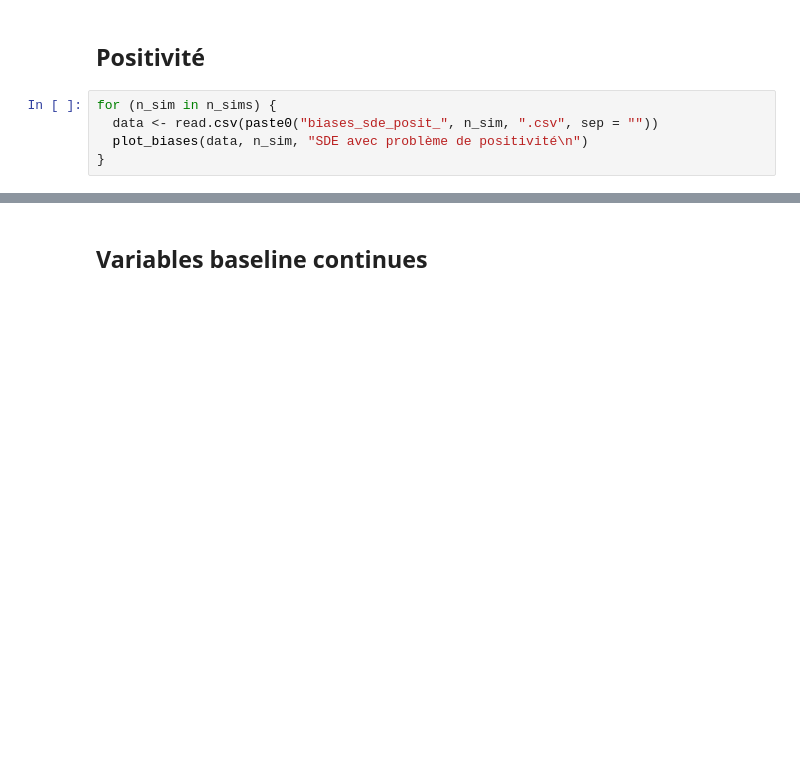
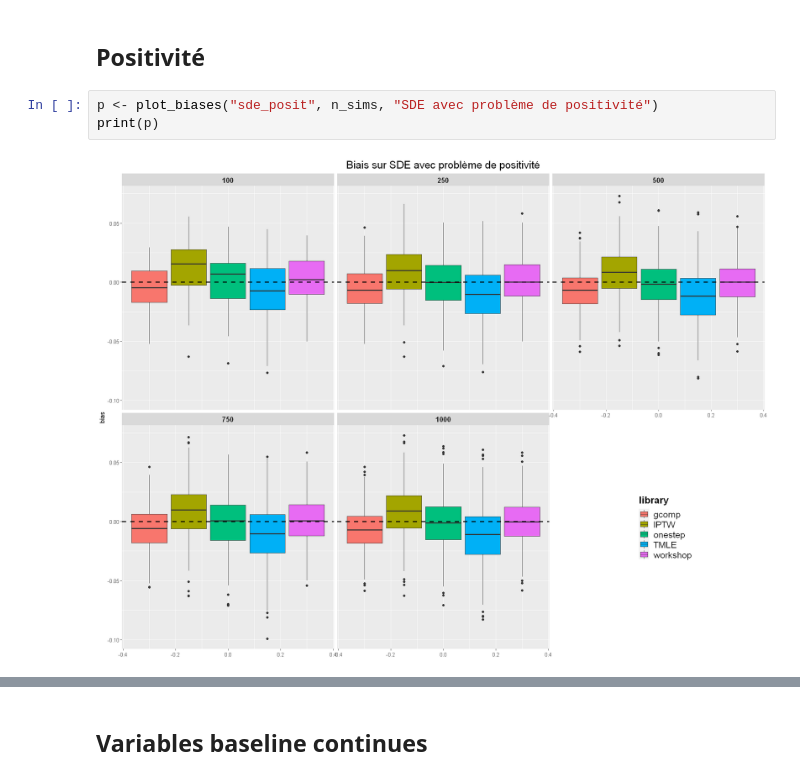
Before and after one commit to jayalabanda/mediation-analysis, a Jupyter notebook: Results/comparisons/bias_comparison_plots.ipynb, the cells around one changed output, grey strips where cells are left out. Drawn from its saved outputs; the diff is of its cells as text; blank space fills up the shorter version.

```diff
--- a/Results/comparisons/bias_comparison_plots.ipynb
+++ b/Results/comparisons/bias_comparison_plots.ipynb
@@ -63,8 +100,8 @@ for (n_sim in n_sims) {
 # %% [markdown]
 ## Positivité
 # %%
-for (n_sim in n_sims) {
-  data <- read.csv(paste0("biases_sde_posit_", n_sim, ".csv", sep = ""))
-  plot_biases(data, n_sim, "SDE avec problème de positivité\n")
-}
+p <- plot_biases("sde_posit", n_sims, "SDE avec problème de positivité")
+print(p)
+# %% [output]
+[figure, added]
 # %%
```
Also changed, not shown: parts of 17 cells of this notebook, 1 other file.
